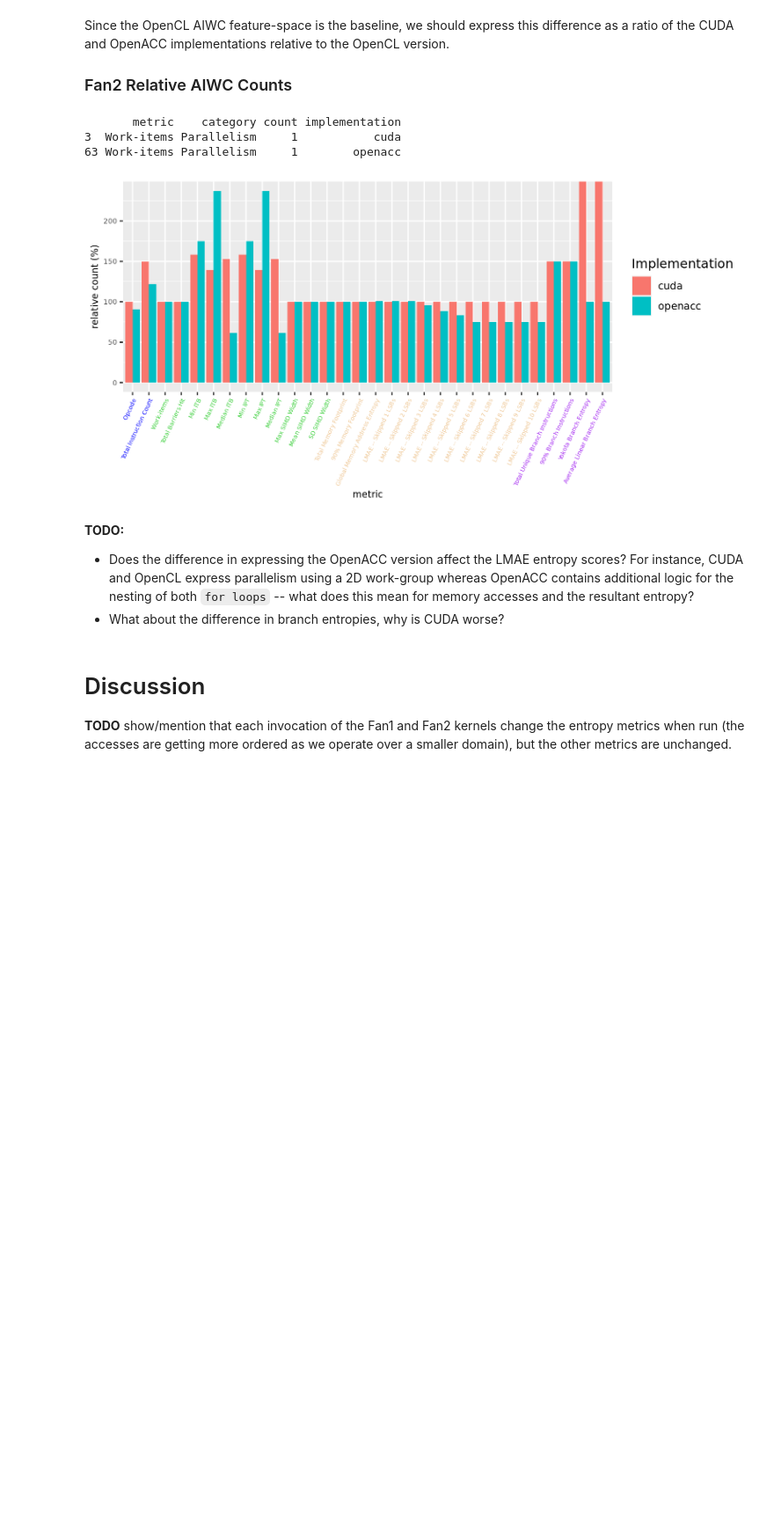
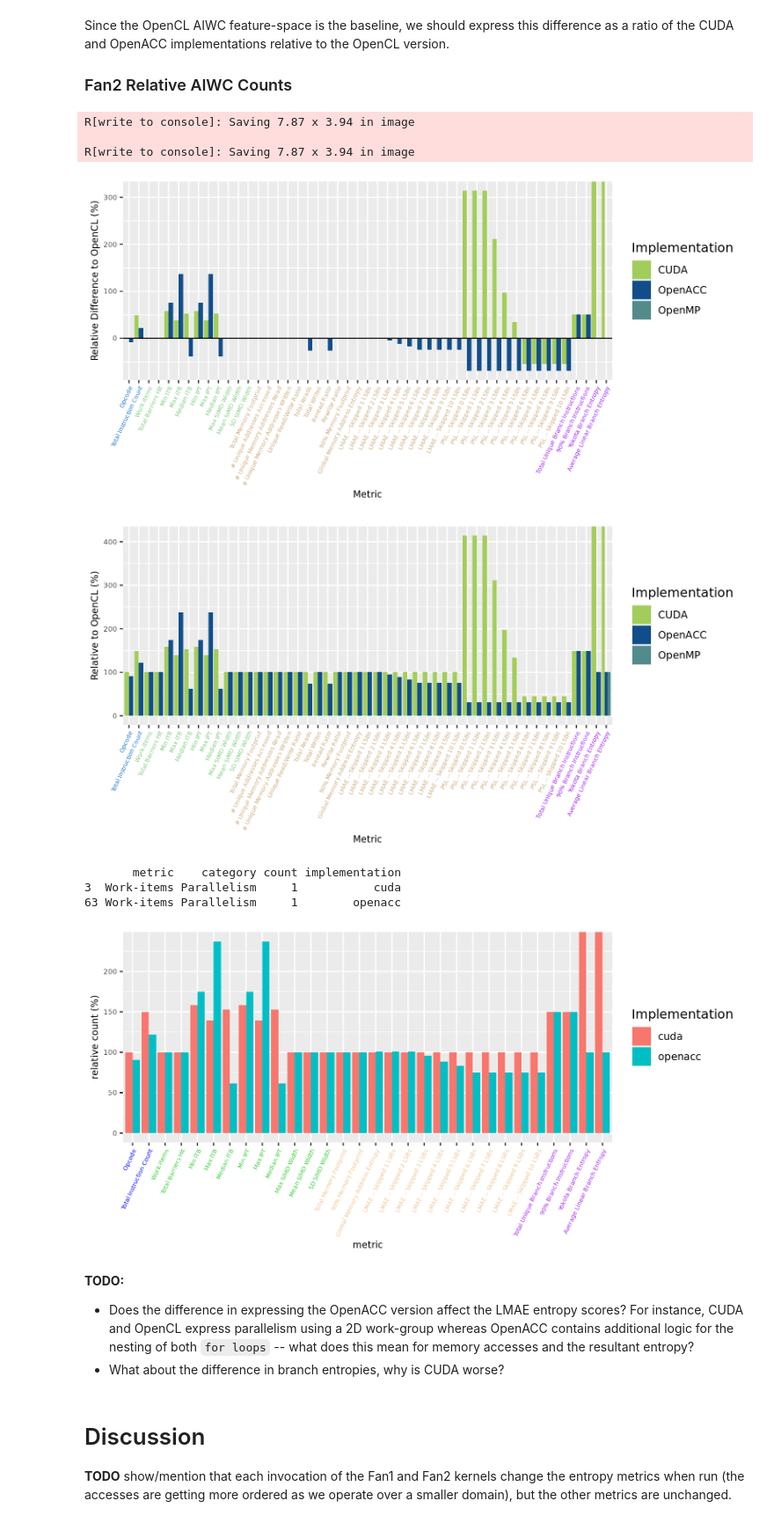
Before and after one commit to ANU-HPC/aiwc-for-the-masses, a Jupyter notebook: codes/AIWC-metric-comparison-of-Cuda-OpenACC-and-OpenCL.ipynb, the cells around one changed output. Shown at 88% size. Cells and saved outputs as stored; diff of their text form; code cells hidden in the pictures; blank space fills up the shorter version.

```diff
--- a/codes/AIWC-metric-comparison-of-Cuda-OpenACC-and-OpenCL.ipynb
+++ b/codes/AIWC-metric-comparison-of-Cuda-OpenACC-and-OpenCL.ipynb
@@ -430,6 +605,82 @@ print(p)
 Since the OpenCL AIWC feature-space is the baseline, we should express this difference as a ratio of the CUDA and OpenACC implementations relative to the OpenCL version.
 
 ### Fan2 Relative AIWC Counts
+# %%
+%%R -i fan2_invo0 -w 20 -h 10 --units cm -r 200
+
+is.nan.data.frame <- function(x){
+    do.call(cbind, lapply(x, is.nan))
+}
+
+#normalize against the OpenCL AIWC metrics...
+dat <- data.frame()
+for (i in unique(fan2_invo0$metric)){
+    cud = fan2_invo0[fan2_invo0$metric == i & fan2_invo0$implementation == 'cuda',]
+    ocl = fan2_invo0[fan2_invo0$metric == i & fan2_invo0$implementation == 'opencl',]
+    acc = fan2_invo0[fan2_invo0$metric == i & fan2_invo0$implementation == 'openacc',]
+    omp = fan2_invo0[fan2_invo0$metric == i & fan2_invo0$implementation == 'openmp',]
+
+
+    cud$count = cud$count/ocl$count
+    acc$count = acc$count/ocl$count
+    omp$count = omp$count/ocl$count
+
+    dat <- rbind(dat,cud,acc,omp)
+}
+
+#some metrics are 0 and divided by zero produce NaNs -- since we want to show that they are both the same when compared to the OpenCL baseline set them to be 1
+dat[is.nan(dat)] <- 1
+
+library('ggplot2')
+library('broman')
+library('patternplot')
+
+# The four categories to assign are: "compute","parallelism","memory","control"
+ordered_categories <- dat[dat$implementation=="cuda",]$category
+category_colours <- switchv(as.character(ordered_categories), "Parallelism" = "palegreen3", "Compute" = "dodgerblue3", "Memory" = "burlywood3", "Control" = "purple", "red")#red is unknown categories
+dat[dat$implementation=="cuda",]$implementation <- "CUDA"
+dat[dat$implementation=="openmp",]$implementation <- "OpenMP"
+dat[dat$implementation=="openacc",]$implementation <- "OpenACC"
+
+# plot the differences in AIWC metrics
+p <- ggplot(data=dat, aes(x=metric,y=(count*100)-100,fill=implementation)) +
+        geom_bar(position="dodge",stat = "identity") +
+        theme(axis.text.y = element_text(size = 6),
+              axis.text.x = element_text(size = 5,hjust = 1,angle=65,colour=category_colours),
+              axis.title.x = element_text(size=8),
+              axis.title.y = element_text(size=8)) +
+        labs(y = "Relative Difference to OpenCL (%)",x="Metric",fill="Implementation")
+p <- p + scale_fill_manual(values = c("darkolivegreen3", "dodgerblue4","darkslategray4"))
+p <- p + geom_hline(yintercept=0)
+print(p)
+ggsave("figures/fan2_relative_difference.pdf",p)
+
+p <- ggplot(data=dat, aes(x=metric,y=(count*100),fill=implementation)) +
+        geom_bar(position="dodge",stat = "identity") +
+        theme(axis.text.y = element_text(size = 6),
+              axis.text.x = element_text(size = 5,hjust = 1,angle=65,colour=category_colours),
+              axis.title.x = element_text(size=8),
+              axis.title.y = element_text(size=8)) +
+        labs(y = "Relative to OpenCL (%)",x="Metric",fill="Implementation")
+p <- p + scale_fill_manual(values = c("darkolivegreen3", "dodgerblue4","darkslategray4"))
+print(p)
+ggsave("figures/fan2_relative.pdf",p)
+
+#library(patternplot)
+#pattern.type<-c('hdashes', 'vdashes', 'bricks')
+#pattern.color=c('black','white', 'grey20')
+#background.color=c("darkolivegreen3", "dodgerblue4","darkslategray4")
+#density<-c(20, 20, 10)
+#barp2<-patternbar(dat,x=dat$metric,y=dat$count*100,group=dat$implementation,ylab="Implementation", pattern.type=pattern.type,hjust=0.5,
+#           pattern.color=pattern.color, background.color=background.color,pattern.line.size=c(5.5, 1, 4),
+#           frame.color=c('black', 'black', 'black'), density=density)+scale_y_continuous(limits = c(0, 2800))+ggtitle('(B) Colors with Patterns')
+#print(barp2)
+# %% [output]
+R[write to console]: Saving 7.87 x 3.94 in image
+
+R[write to console]: Saving 7.87 x 3.94 in image
+[figure, added]
+[figure, added]
 # %%
 %%R -i fan2_invo0 -w 20 -h 10 --units cm -r 200
 
```
Also changed, not shown: parts of 32 cells of this notebook, 27 other files.
